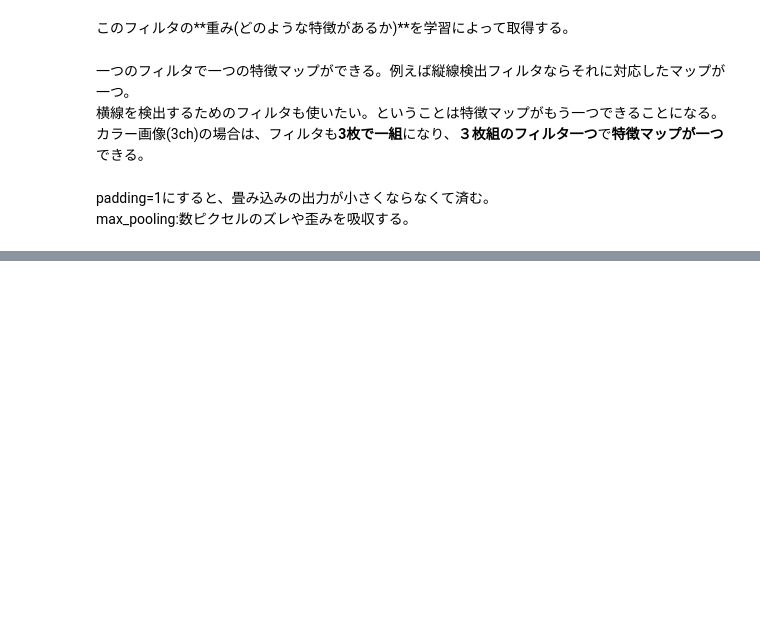
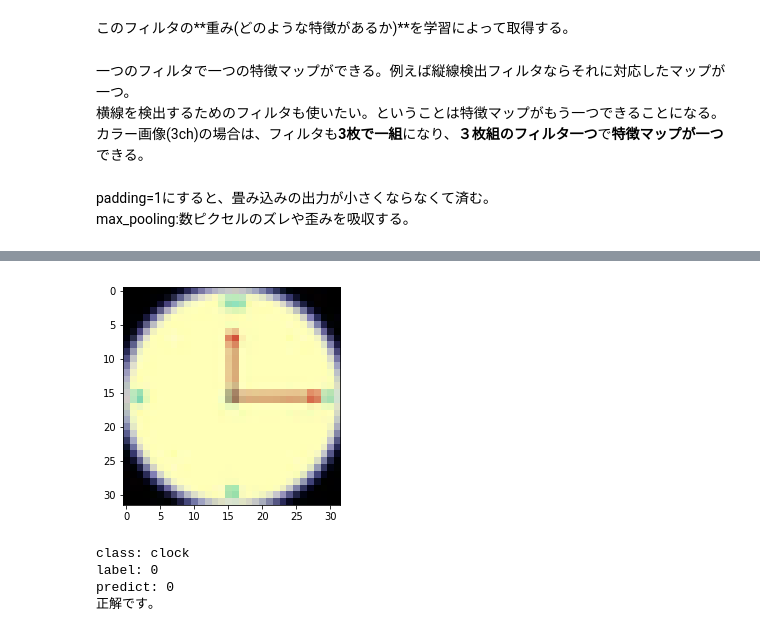
Before and after one commit to zukako0930/haitsclass, a Jupyter notebook: DeepLearning/CNN.ipynb, the cells around one changed output, grey strips where cells are left out. Cells and saved outputs as stored; diff of their text form; code cells hidden in the pictures; blank space fills up the shorter version.

```diff
--- a/DeepLearning/CNN.ipynb
+++ b/DeepLearning/CNN.ipynb
@@ -16,0 +165,9 @@ max_pooling:数ピクセルのズレや歪みを吸収する。
+# %%
+model = L.Classifier(CNN()) #CNNインスタンスを引数にした識別器にmodelという名前をつける
+
+#optimizerインスタンスの生成
+optimizer = optimizers.SGD()
+optimizer.setup(model) #modelに合わせる。
+
+batchsize = 100
+n_epoch = 100
@@ -16,0 +209,8 @@ max_pooling:数ピクセルのズレや歪みを吸収する。
+# %%
+# モデルを利用して予測をする関数を定義
+def predict(model, X):
+    if len(X.shape) == 3:  # データ数が1の場合は、バッチサイズ分の次元を追加
+        pred = model.predictor(X[None, ...]).data.argmax()
+    else:  # データ数が2以上の場合はそのまま
+        pred = model.predictor(X).data.argmax(axis=1)
+    return pred
@@ -16,0 +254,22 @@ max_pooling:数ピクセルのズレや歪みを吸収する。
+# %%
+# indexを指定
+index = 1
+
+# 画像を出力
+show_test_sample_info(index)
+
+# 指定のindexが与えられたtestデータについて確認
+pred = predict(model, X_test[index])
+print('predict: {}'.format(pred))
+
+# 正解か不正解かを出力
+if pred == y_test[index]:
+    print('正解です｡')
+else:
+    print('間違いです｡')
+# %% [output]
+[figure, added]
+class: clock
+label: 0
+predict: 0
+正解です｡
```
Also changed, not shown: parts of 28 cells of this notebook, 7 other files.
